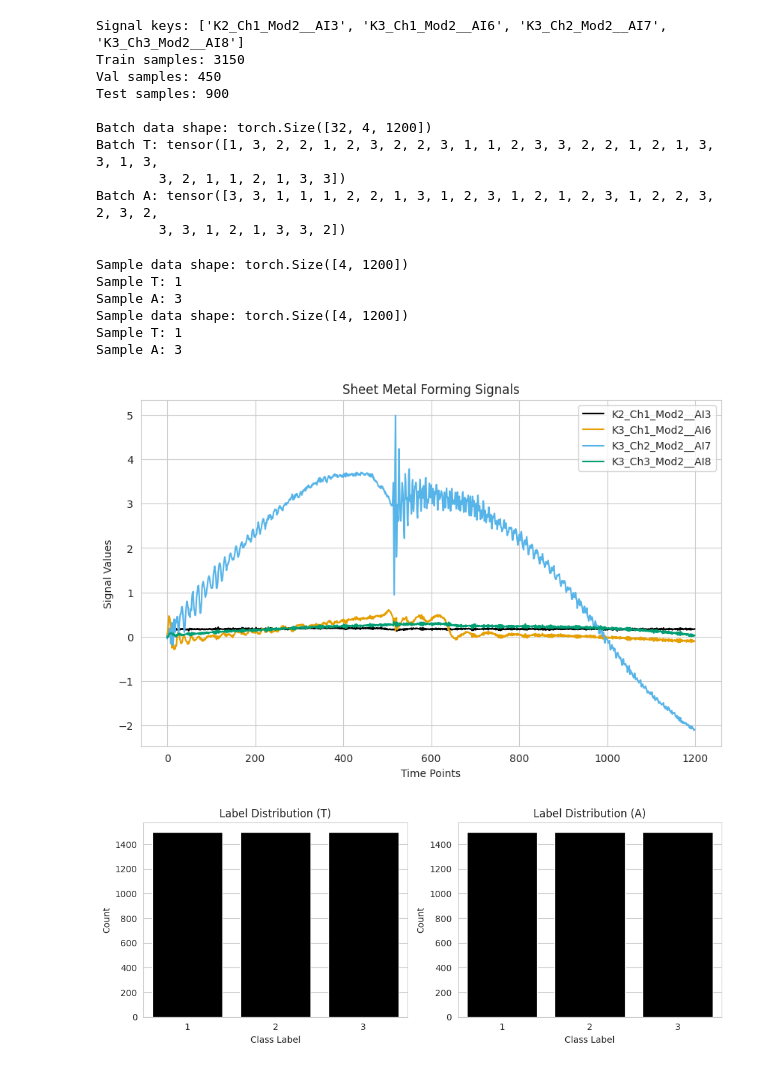
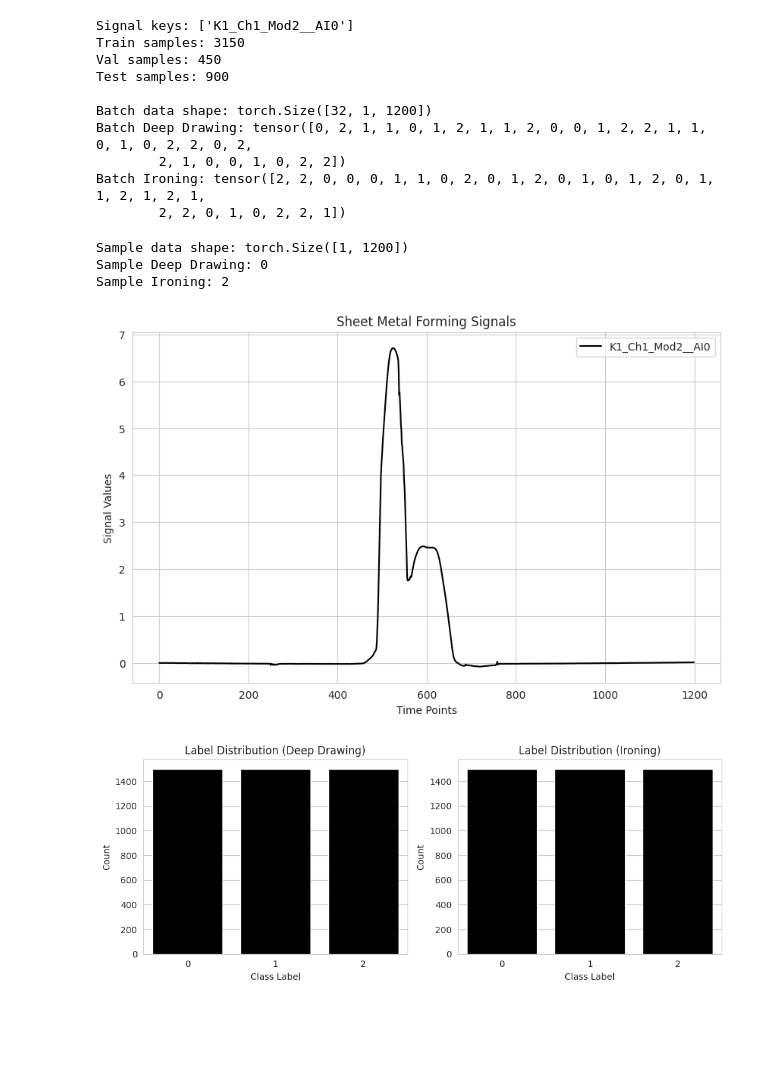
Before and after one commit to felixdivo/sheet-metal-forming-measurement-comparison, a Jupyter notebook: eval-models.ipynb, the cells around one changed output. Drawn from its saved outputs; the diff is of its cells as text; code cells hidden in the pictures; blank space fills up the shorter version.

```diff
--- a/eval-models.ipynb
+++ b/eval-models.ipynb
@@ -44 +75,9 @@ True
+# %%
+data_path = data_dir / "all_data.hdf5"
+signal_only_channels = [1]
+classification_target = ClassificationTarget.Ironing
+
+plot_path = Path.cwd() / "plots" / \
+    f"{classification_target.value}_{','.join(map(str, signal_only_channels))}"
+plot_path.mkdir(parents=True, exist_ok=True)
 # %%
@@ -194,25 +208,25 @@ print(f"Test samples: {len(data_module.test_dataset)}")
 # Check a batch
 batch = next(iter(data_module.train_dataloader()))
 print(f"\nBatch data shape: {batch['data'].shape}")
-print(f"Batch T: {batch['T']}")
-print(f"Batch A: {batch['A']}")
+print(f"Batch Deep Drawing: {batch['Deep Drawing']}")
+print(f"Batch Ironing: {batch['Ironing']}")
 # %% [output]
-Signal keys: ['K2_Ch1_Mod2__AI3', 'K3_Ch1_Mod2__AI6', 'K3_Ch2_Mod2__AI7', 'K3_Ch3_Mod2__AI8']
+Signal keys: ['K1_Ch1_Mod2__AI0']
 Train samples: 3150
 Val samples: 450
 Test samples: 900
 
-Batch data shape: torch.Size([32, 4, 1200])
-Batch T: tensor([1, 3, 2, 2, 1, 2, 3, 2, 2, 3, 1, 1, 2, 3, 3, 2, 2, 1, 2, 1, 3, 3, 1, 3,
-        3, 2, 1, 1, 2, 1, 3, 3])
-Batch A: tensor([3, 3, 1, 1, 1, 2, 2, 1, 3, 1, 2, 3, 1, 2, 1, 2, 3, 1, 2, 2, 3, 2, 3, 2,
-        3, 3, 1, 2, 1, 3, 3, 2])
+Batch data shape: torch.Size([32, 1, 1200])
+Batch Deep Drawing: tensor([0, 2, 1, 1, 0, 1, 2, 1, 1, 2, 0, 0, 1, 2, 2, 1, 1, 0, 1, 0, 2, 2, 0, 2,
+        2, 1, 0, 0, 1, 0, 2, 2])
+Batch Ironing: tensor([2, 2, 0, 0, 0, 1, 1, 0, 2, 0, 1, 2, 0, 1, 0, 1, 2, 0, 1, 1, 2, 1, 2, 1,
+        2, 2, 0, 1, 0, 2, 2, 1])
 # %%
 # Show one instance
 sample = data_module.train_dataset[0]
 print("Sample data shape:", sample["data"].shape)
-print("Sample T:", sample["T"].item())
-print("Sample A:", sample["A"].item())
+print("Sample Deep Drawing:", sample["Deep Drawing"].item())
+print("Sample Ironing:", sample["Ironing"].item())
 plt.figure(figsize=(10, 6))
 for i, signal in enumerate(data_module.signal_keys):
     plt.plot(sample["data"][i].numpy(), label=signal)
@@ -222,32 +236,29 @@ plt.ylabel("Signal Values")
 plt.legend()
 plt.show()
 # %% [output]
-Sample data shape: torch.Size([4, 1200])
-Sample T: 1
-Sample A: 3
-Sample data shape: torch.Size([4, 1200])
-Sample T: 1
-Sample A: 3
+Sample data shape: torch.Size([1, 1200])
+Sample Deep Drawing: 0
+Sample Ironing: 2
-[figure, old version]
+[figure, new version]
 # %%
-# Plot class label frequencies for T, A
+# Plot class label frequencies for Deep Drawing and Ironing
 fig, axes = plt.subplots(1, 2, figsize=(10, 4))
 
-for ax, label in zip(axes, ["T", "A"]):
+for ax, label in zip(axes, ["Deep Drawing", "Ironing"]):
     all_labels = torch.cat([
-        getattr(data_module.train_dataset, label),
-        getattr(data_module.val_dataset, label),
-        getattr(data_module.test_dataset, label),
+        getattr(data_module.train_dataset, label.lower().replace(" ", "_")),
+        getattr(data_module.val_dataset, label.lower().replace(" ", "_")),
+        getattr(data_module.test_dataset, label.lower().replace(" ", "_")),
     ])
     unique, counts = torch.unique(all_labels, return_counts=True)
     freq = counts.float()
     sns.barplot(x=unique.numpy(), y=freq.numpy(), ax=ax)
     ax.set_title(f"Label Distribution ({label})")
     ax.set_xlabel("Class Label")
     ax.set_ylabel("Count")
 
 plt.tight_layout()
 plt.show()
 # %% [output]
-[figure, old version]
+[figure, new version]
 # %%
```
Also changed, not shown: parts of 11 cells of this notebook, 2 other files.
